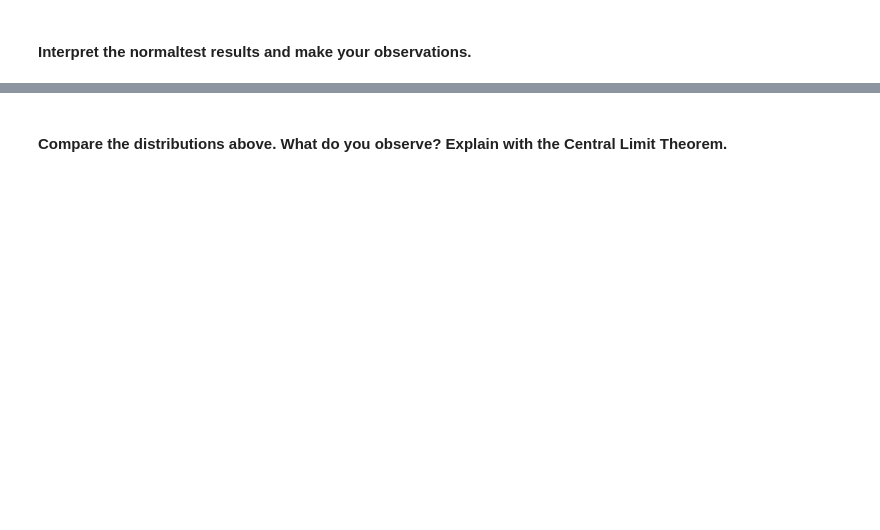
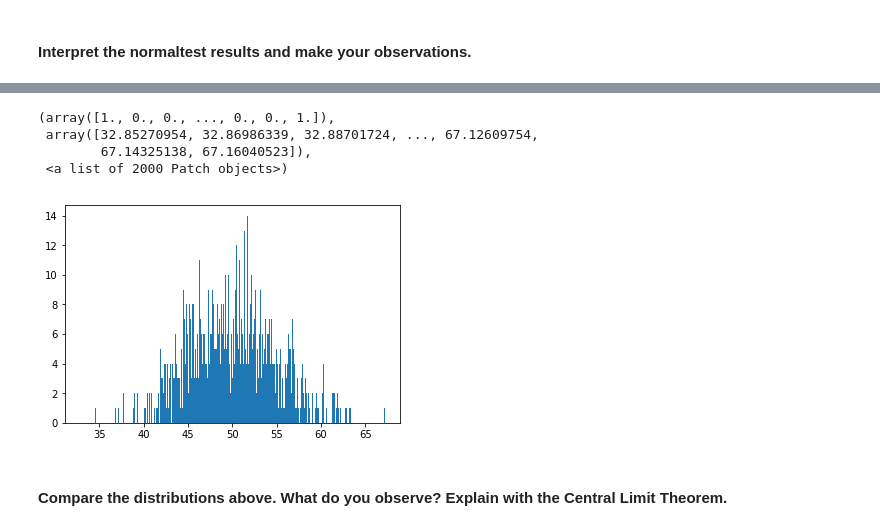
Before and after one commit to ta-data-bcn/lab-probability-dist, a Jupyter notebook: your_code/main.ipynb, the cells around one changed output, grey strips where cells are left out. Saved outputs shown, nothing was run; the diff lists cells and outputs as text; code cells hidden in the pictures; blank space fills up the shorter version.

```diff
--- a/your_code/main.ipynb
+++ b/your_code/main.ipynb
@@ -18,0 +46,6 @@ Use mean=50, standard_deviation=5, and sample_size=[10, 50, 500, 5000] to genera
+# %%
+mean = 50
+standard_deviation = 5
+sample_size = [5000]
+
+random_samples_5000 = np.random.normal(loc= mean, scale = standard_deviation, size = sample_size)
@@ -35,2 +131,10 @@ Use matplotlib to plot a histogram of each sample.
+# %%
+plt.hist(random_samples_5000, bins=2000)
+# %% [output]
+(array([1., 0., 0., ..., 0., 0., 1.]),
+ array([32.85270954, 32.86986339, 32.88701724, ..., 67.12609754,
+        67.14325138, 67.16040523]),
+ <a list of 2000 Patch objects>)
+[figure, added]
 # %% [markdown]
 #### Compare the distributions above. What do you observe? Explain with the Central Limit Theorem.
```
Also changed, not shown: parts of 40 cells of this notebook.
